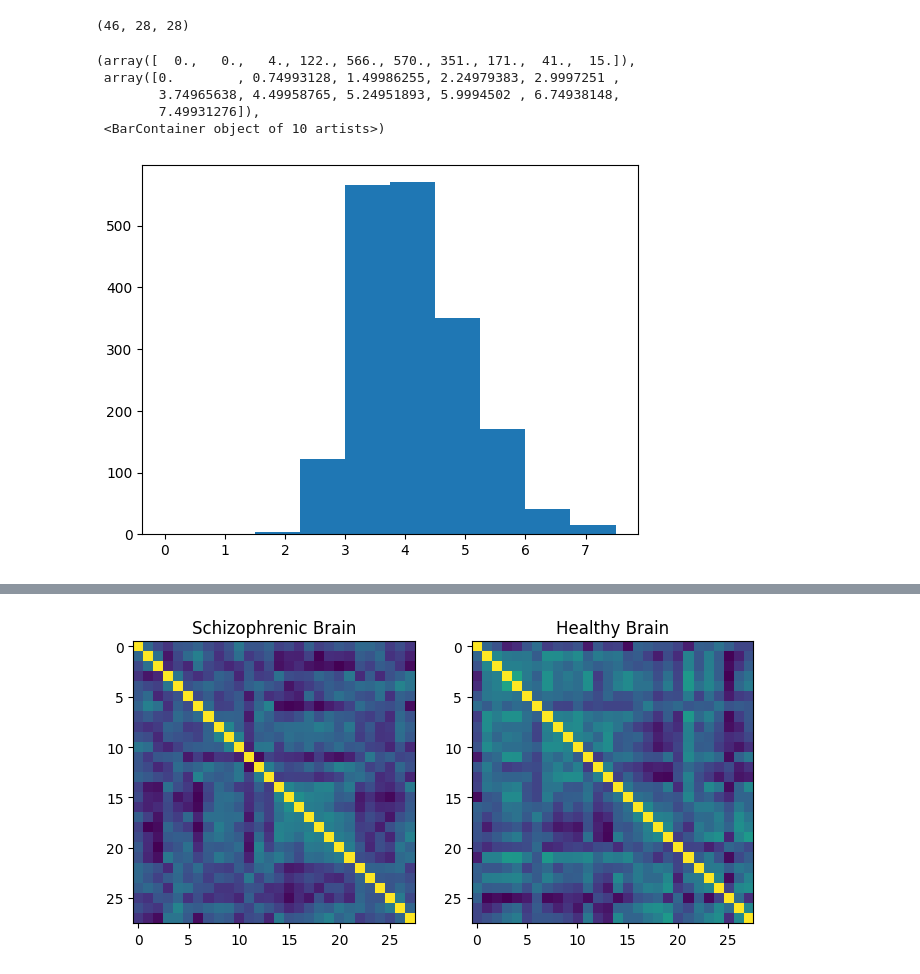
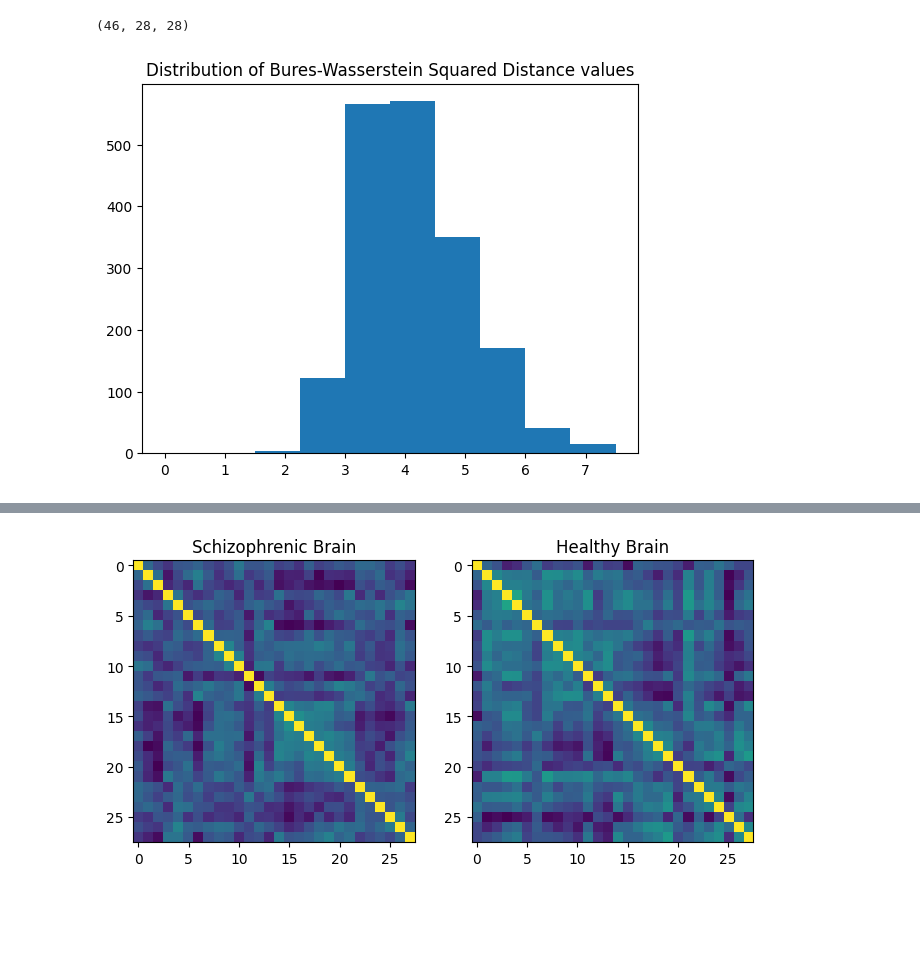
Before and after one commit to mariannearriola/dd-brain-shapes, a Jupyter notebook: shape-vis.ipynb, the cells around one changed output, grey strips where cells are left out. Cells and saved outputs as stored; diff of their text form; code cells hidden in the pictures; blank space fills up the shorter version.

```diff
--- a/shape-vis.ipynb
+++ b/shape-vis.ipynb
@@ -88,15 +93,12 @@ healthy_spd = spd.projection(healthy)
 (46, 28, 28)
 # %%
 sqrd_dist = []
-for i in range(len(healthy[:])):
-    for j in range(len(schiz[:])):
-        sqrd_dist.append(spd_affine.squared_dist(healthy[i], schiz[j]))
+for i in range(len(healthy_spd[:])):
+    for j in range(len(schiz_spd[:])):
+        sqrd_dist.append(spd_affine.squared_dist(healthy_spd[i], schiz_spd[j]))
 # %%
 plt.hist(sqrd_dist,range=(0,np.max(sqrd_dist)))
+plt.title('Distribution of Bures-Wasserstein Squared Distance values')
+plt.show()
 # %% [output]
-(array([  0.,   0.,   4., 122., 566., 570., 351., 171.,  41.,  15.]),
- array([0.        , 0.74993128, 1.49986255, 2.24979383, 2.9997251 ,
-        3.74965638, 4.49958765, 5.24951893, 5.9994502 , 6.74938148,
-        7.49931276]),
- <BarContainer object of 10 artists>)
-[figure, old version]
+[figure, new version]
```
Also changed, not shown: parts of 4 cells of this notebook, 1 other file.
